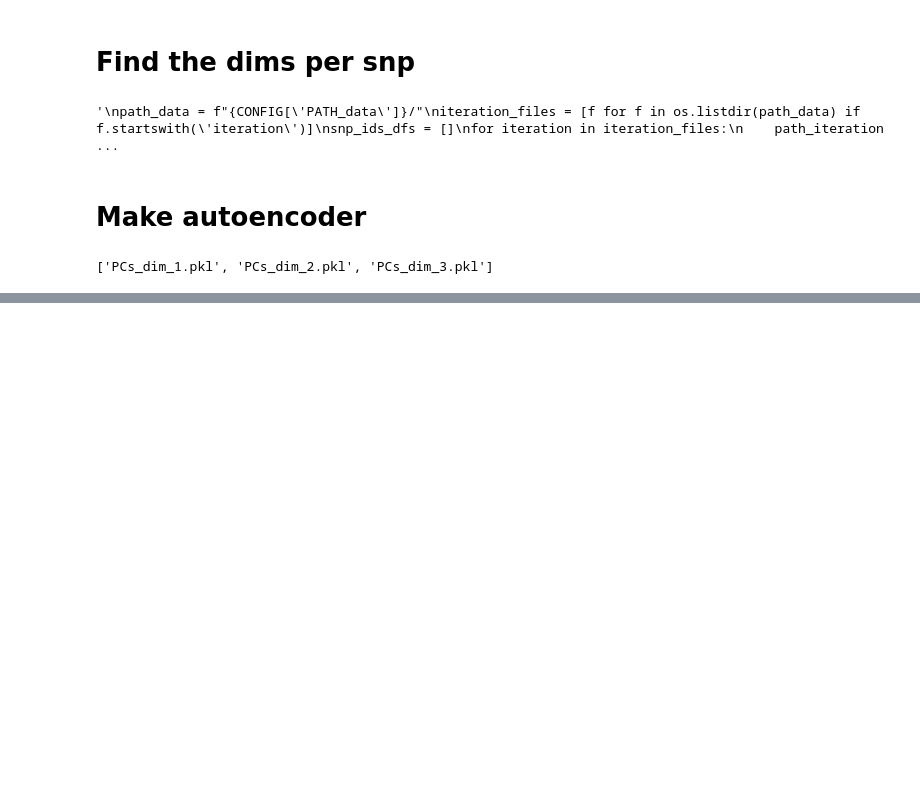
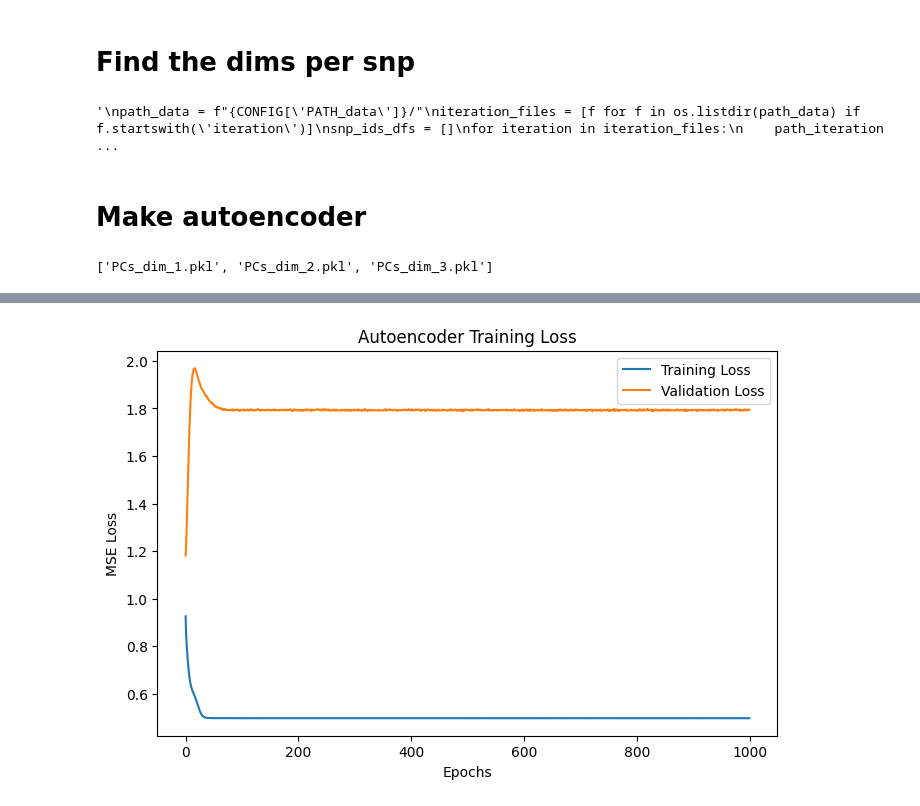
Before and after one commit to mat2m10/pca_projection, a Jupyter notebook: run_test.ipynb, the cells around one changed output, grey strips where cells are left out. Saved outputs shown, nothing was run; the diff lists cells and outputs as text; code cells hidden in the pictures; blank space fills up the shorter version.

```diff
--- a/run_test.ipynb
+++ b/run_test.ipynb
@@ -213,0 +213,57 @@ dims_df
+# %%
+import pandas as pd
+import numpy as np
+from sklearn.preprocessing import StandardScaler
+from tensorflow.keras.models import Model
+from tensorflow.keras.layers import Input, Dense
+from tensorflow.keras.optimizers import Adam
+import matplotlib.pyplot as plt
+
+# Extract the feature columns
+X = dims_df.values
+
+# Standardize the data for better training
+scaler = StandardScaler()
+X_scaled = scaler.fit_transform(X)
+
+# Step 2: Build Autoencoder
+input_dim = X_scaled.shape[1]  # Number of features (9 in your case)
+encoding_dim = 1  # Bottleneck dimension
+
+# Input layer
+input_layer = Input(shape=(input_dim,))
+
+# Encoder
+bottleneck = Dense(encoding_dim, activation='linear', name='bottleneck')(input_layer)
+
+# Decoder
+output_layer = Dense(input_dim, activation='linear')(bottleneck)
+
+# Build Autoencoder Model
+autoencoder = Model(inputs=input_layer, outputs=output_layer)
+
+# Encoder Model (to extract the bottleneck later)
+encoder = Model(inputs=input_layer, outputs=bottleneck)
+
+# Compile Autoencoder
+autoencoder.compile(optimizer=Adam(learning_rate=0.001), loss='mse')
+
+# Step 3: Train Autoencoder
+history = autoencoder.fit(X_scaled, X_scaled, epochs=1000, batch_size=32, shuffle=True, validation_split=0.2, verbose=0)
+
+# Step 4: Extract 1D Bottleneck Representation
+bottleneck_output = encoder.predict(X_scaled)
+
+# Plot Loss
+plt.figure(figsize=(8, 5))
+plt.plot(history.history['loss'], label='Training Loss')
+plt.plot(history.history['val_loss'], label='Validation Loss')
+plt.title('Autoencoder Training Loss')
+plt.xlabel('Epochs')
+plt.ylabel('MSE Loss')
+plt.legend()
+plt.show()
+
+# Optional: Save Bottleneck to DataFrame
+bottleneck_df = pd.DataFrame(bottleneck_output, columns=['Bottleneck_1D'])
+# %% [output]
@@ -213,0 +271 @@ dims_df
+[figure, added]
```
Also changed, not shown: parts of 7 cells of this notebook.
